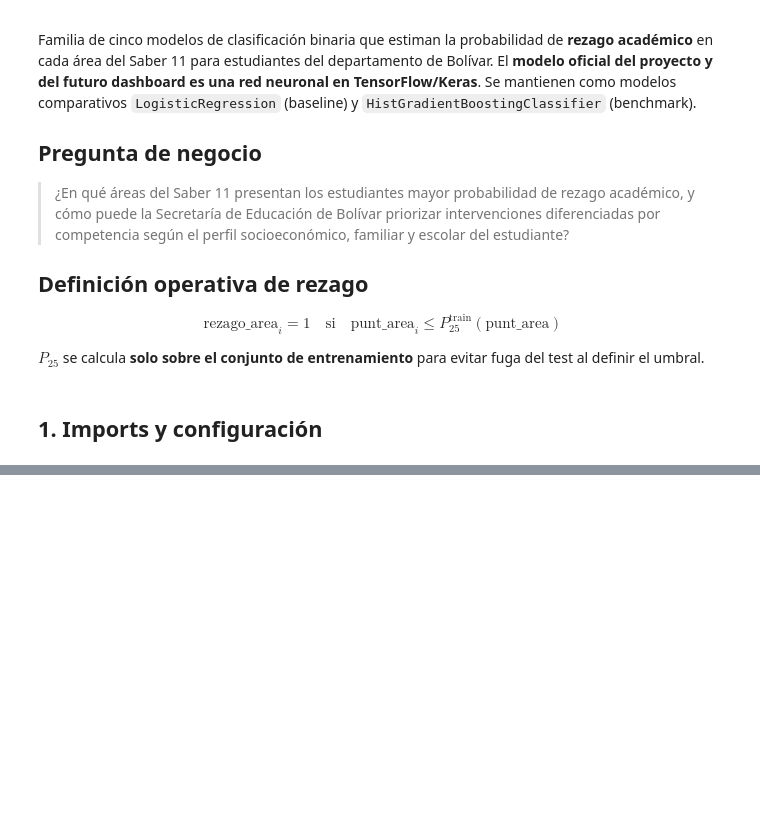
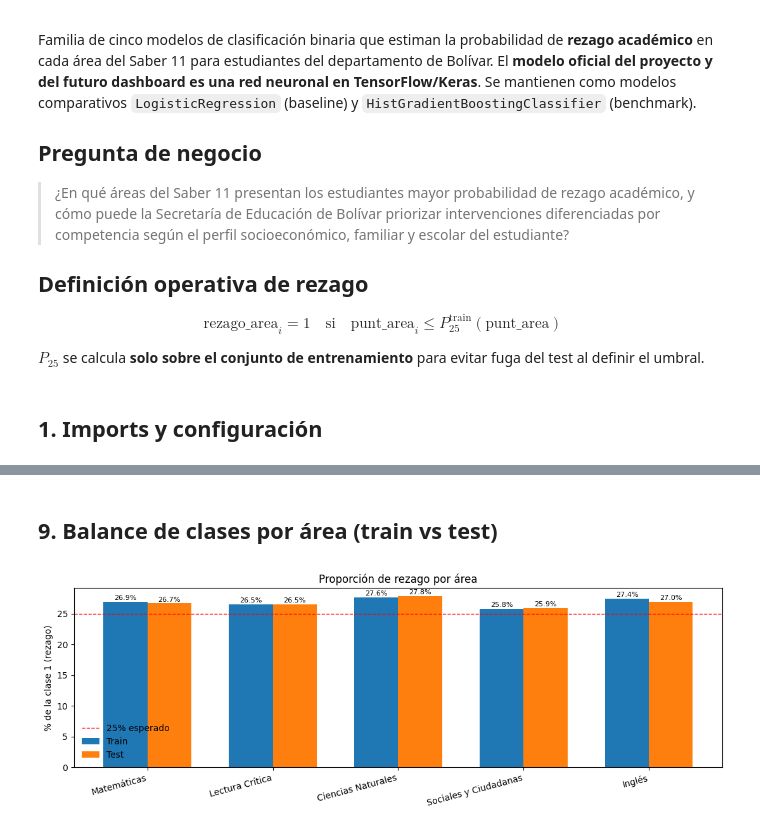
Before and after one commit to lrestrepoe/proyecto2-analitica, a Jupyter notebook: Modelo_Dani.ipynb, the cells around one changed output, grey strips where cells are left out. Saved outputs shown, nothing was run; the diff lists cells and outputs as text; code cells hidden in the pictures; blank space fills up the shorter version.

```diff
--- a/Modelo_Dani.ipynb
+++ b/Modelo_Dani.ipynb
@@ -78,0 +412,26 @@ print(f"mlflow      : {mlflow.__version__}")
+# %% [markdown]
+## 9. Balance de clases por área (train vs test)
+# %%
+nombres_areas = list(mapeo_targets.keys())
+targets_list = [mapeo_targets[a][1] for a in nombres_areas]
+pct_train = [y_train_dict[t].mean() * 100 for t in targets_list]
+pct_test  = [y_test_dict[t].mean()  * 100 for t in targets_list]
+
+fig, ax = plt.subplots(figsize=(11, 4))
+x = np.arange(len(nombres_areas))
+w = 0.35
+b1 = ax.bar(x - w/2, pct_train, w, label="Train")
+b2 = ax.bar(x + w/2, pct_test,  w, label="Test")
+for bars, vals in [(b1, pct_train), (b2, pct_test)]:
+    for bb, v in zip(bars, vals):
+        ax.text(bb.get_x() + bb.get_width()/2, v + 0.3, f"{v:.1f}%",
+                ha="center", fontsize=8)
+ax.axhline(25, color="red", linestyle="--", linewidth=1, label="25% esperado")
+ax.set_xticks(x); ax.set_xticklabels(nombres_areas, rotation=15, ha="right")
+ax.set_ylabel("% de la clase 1 (rezago)")
+ax.set_title("Proporción de rezago por área")
+ax.legend(frameon=False)
+plt.tight_layout()
+plt.show()
+# %% [output]
+[figure, added]
```
Also changed, not shown: parts of 16 cells of this notebook.
